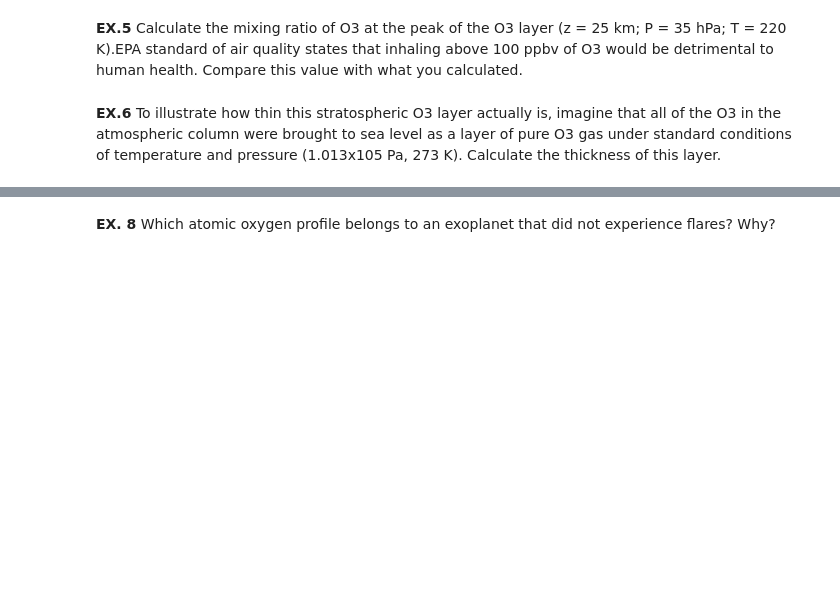
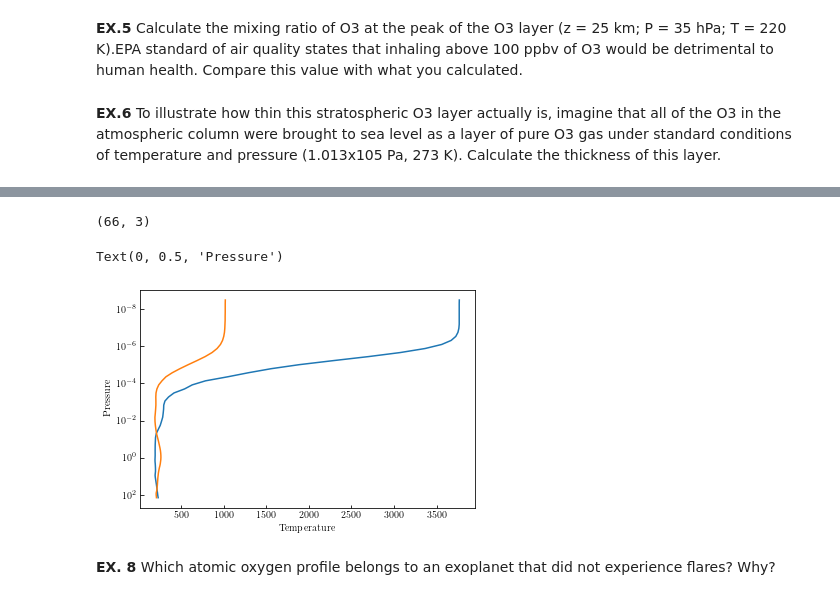
Before and after one commit to CIERA-Northwestern/REACHpy, a Jupyter notebook: Projects/StellarFlaresAndExoplanets/StellarFlaresAndExoplanets.ipynb, the cells around one changed output, grey strips where cells are left out. Cells and saved outputs as stored; diff of their text form; code cells hidden in the pictures; blank space fills up the shorter version.

```diff
--- a/Projects/StellarFlaresAndExoplanets/StellarFlaresAndExoplanets.ipynb
+++ b/Projects/StellarFlaresAndExoplanets/StellarFlaresAndExoplanets.ipynb
@@ -420,5 +441,29 @@ Try to plot the pressure (or altitude) as the y-axis and the temperature/oxygen
 <img src="temp_planets.png">
 
 __EX. 7__   Which temperature profile belongs to an exoplanet that has experience stellar flares? Why?
+# %%
+import numpy
+import matplotlib.pyplot as plt
+
+data = numpy.loadtxt("vert_Tcomp.txt", max_rows=66)
+print(data.shape)
+
+pressure = data[:,0]
+temperature_planet1 = data[:,1]
+temperature_planet2 = data[:,2]
+
+plt.plot(temperature_planet1, pressure, "-")
+plt.plot(temperature_planet2, pressure, "-")
+
+plt.yscale('log')
+
+plt.gca().invert_yaxis()
+
+plt.xlabel("Temperature")
+plt.ylabel("Pressure")
+# %% [output]
+(66, 3)
+Text(0, 0.5, 'Pressure')
+[figure, added]
 # %% [markdown]
 __EX. 8__   Which atomic oxygen profile belongs to an exoplanet that did not experience flares? Why?
```
Also changed, not shown: parts of 5 cells of this notebook.
